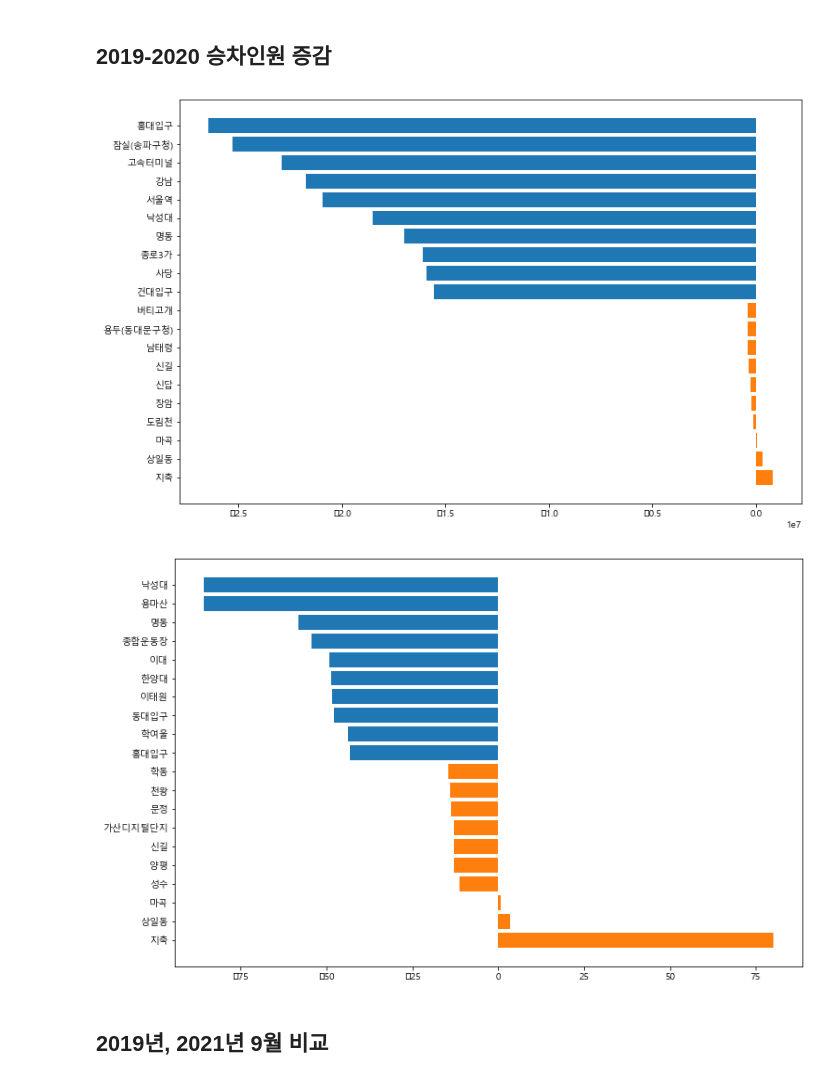
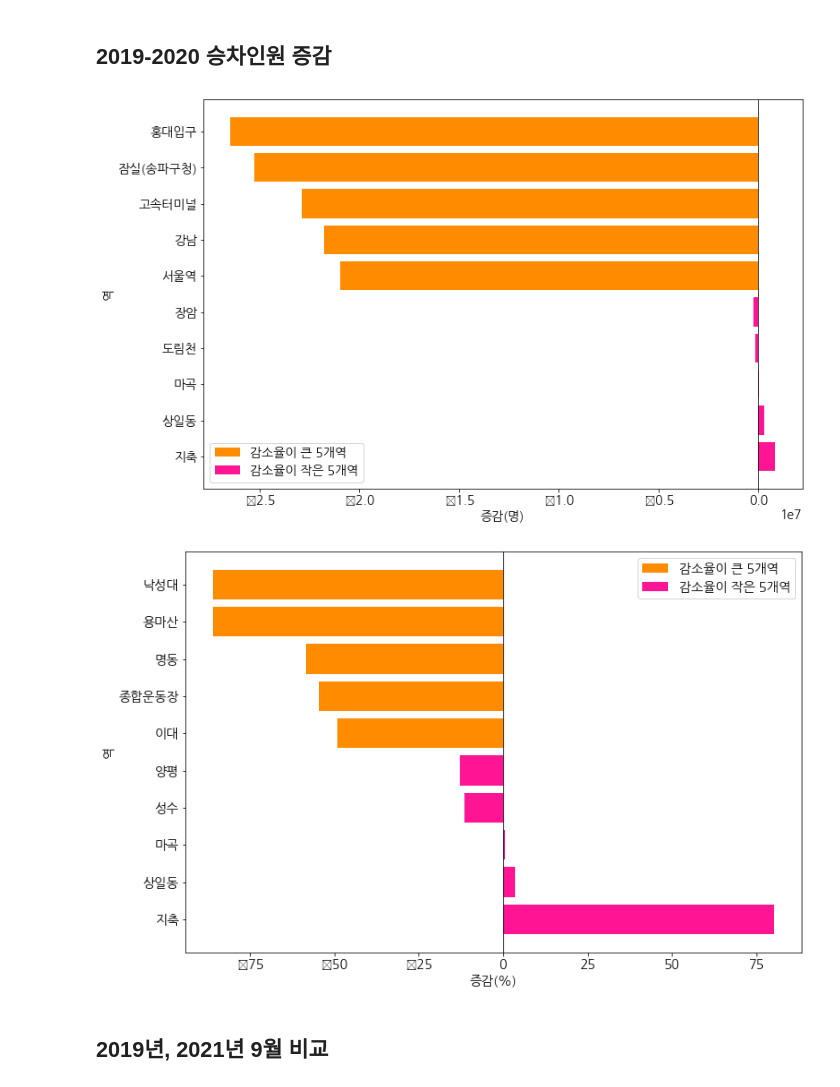
Before and after one commit to SeungyounShin/DGU-DataAnalysis, a Jupyter notebook: taewon_station.ipynb, the cells around one changed output. Saved outputs shown, nothing was run; the diff lists cells and outputs as text; code cells hidden in the pictures.

Commit message:
Visualization for presentation

```diff
--- a/taewon_station.ipynb
+++ b/taewon_station.ipynb
@@ -49,21 +49,28 @@ plt.barh(sum2020.tail(5).index, sum2020.tail(5)['합 계'])
 # %%
 def plotDifference(df1, df2):
     temp1 = df1.iloc[:, [3, -1]].copy()
     temp1 = temp1.groupby('역명', as_index=False).sum()
     temp2 = df2.iloc[:, [3, -1]].copy()
     temp2 = temp2.groupby('역명', as_index=True).sum()
     sumDiff = pd.merge(temp1, temp2, on='역명', how = 'inner')
     sumDiff['증감'] = sumDiff.iloc[:, 2] - sumDiff.iloc[:, 1]
     sumDiff = sumDiff.set_index('역명')
     sumDiff = sumDiff.sort_values(by='증감')
     plt.figure(figsize=(12, 8))
+    plt.rc('font', size=14)
     plt.gca().invert_yaxis()
-    plt.barh(sumDiff.head(10).index, sumDiff.head(10)['증감'])
-    plt.barh(sumDiff.tail(10).index, sumDiff.tail(10)['증감'])
+    plt.barh(sumDiff.head(5).index, sumDiff.head(5)[
+             '증감'], color='darkorange', label='감소율이 큰 5개역')
+    plt.barh(sumDiff.tail(5).index, sumDiff.tail(5)[
+             '증감'], color='deeppink', label='감소율이 작은 5개역')
+    plt.axvline(x=0, color='black', linewidth=0.8)
+    plt.xlabel('증감(명)')
+    plt.ylabel('역')
+    plt.legend()
 
 plotDifference(subway2019, subway2020)
 # %% [output]
-[figure, old version]
+[figure, new version]
 # %%
 def plotDifferencePercent(df1, df2):
     temp1 = df1.iloc[:, [3, -1]].copy()
@@ -75,13 +82,18 @@ def plotDifferencePercent(df1, df2):
     sumDiff = sumDiff.set_index('역명')
     sumDiff = sumDiff.sort_values(by='증감%')
     plt.figure(figsize=(12, 8))
+    plt.rc('font', size=14)
     plt.gca().invert_yaxis()
-    plt.barh(sumDiff.head(10).index, sumDiff.head(10)['증감%'])
-    plt.barh(sumDiff.tail(10).index, sumDiff.tail(10)['증감%'])
+    plt.barh(sumDiff.head(5).index, sumDiff.head(5)['증감%'], color='darkorange', label = '감소율이 큰 5개역')
+    plt.barh(sumDiff.tail(5).index, sumDiff.tail(5)['증감%'], color='deeppink', label = '감소율이 작은 5개역')
+    plt.axvline(x=0, color='black', linewidth=0.8)
+    plt.xlabel('증감(%)')
+    plt.ylabel('역')
+    plt.legend()
 
 plotDifferencePercent(subway2019, subway2020)
 # %% [output]
-[figure, old version]
+[figure, new version]
 # %% [markdown]
 ## 2019년, 2021년 9월 비교
 # %%
```
Also changed, not shown: parts of 16 cells of this notebook.
